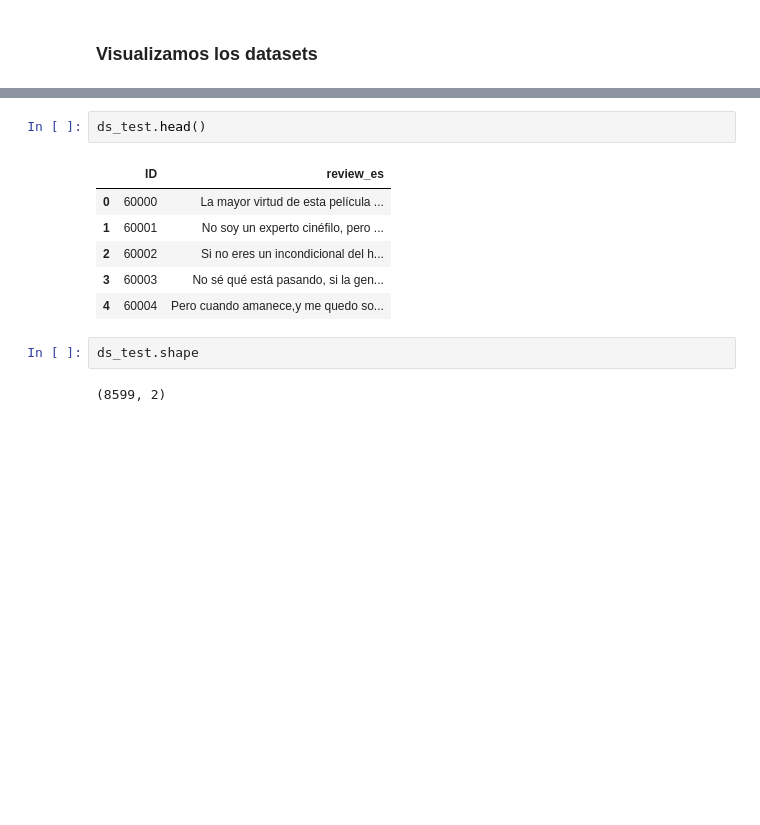
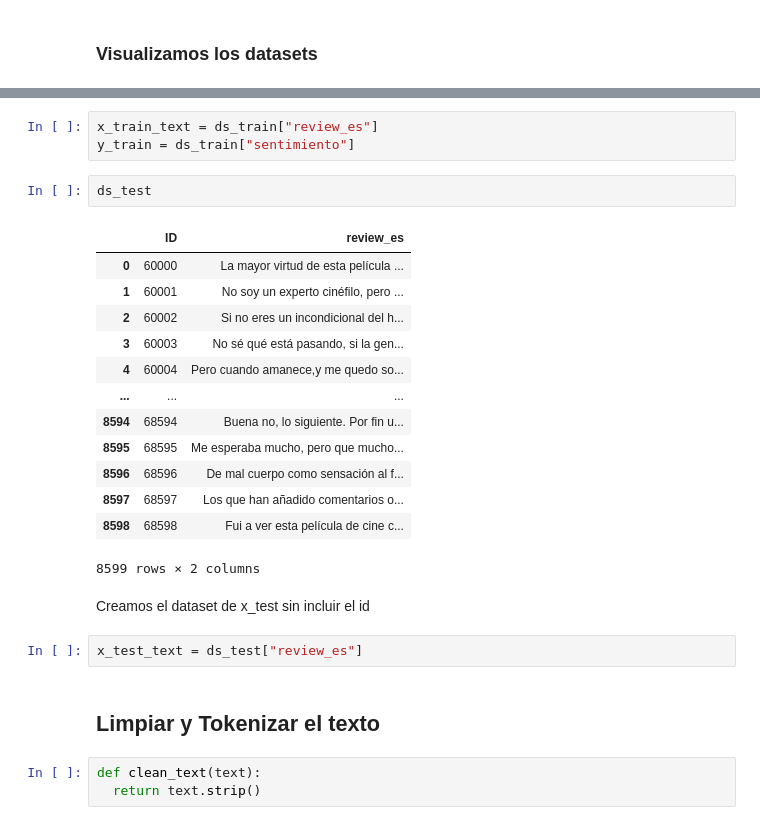
Before and after one commit to kikiymini/7506R-1C2024-GRUPO02, a Jupyter notebook: TP2/7506R_TP2_GRUPO2_CHP1_ENTREGA_N1.ipynb, the cells around one changed output, grey strips where cells are left out. Cells and saved outputs as stored; diff of their text form; blank space fills up the shorter version.

```diff
--- a/TP2/7506R_TP2_GRUPO2_CHP1_ENTREGA_N1.ipynb
+++ b/TP2/7506R_TP2_GRUPO2_CHP1_ENTREGA_N1.ipynb
@@ -61,13 +91,28 @@ ds_train.shape
+# %%
+x_train_text = ds_train["review_es"]
+y_train = ds_train["sentimiento"]
 # %%
-ds_test.head()
+ds_test
 # %% [output]
 |  | ID | review_es |
 | 0 | 60000 | La mayor virtud de esta película ... |
 | 1 | 60001 | No soy un experto cinéfilo, pero ... |
 | 2 | 60002 | Si no eres un incondicional del h... |
 | 3 | 60003 | No sé qué está pasando, si la gen... |
 | 4 | 60004 | Pero cuando amanece,y me quedo so... |
+| ... | ... | ... |
+| 8594 | 68594 | Buena no, lo siguiente. Por fin u... |
+| 8595 | 68595 | Me esperaba mucho, pero que mucho... |
+| 8596 | 68596 | De mal cuerpo como sensación al f... |
+| 8597 | 68597 | Los que han añadido comentarios o... |
+| 8598 | 68598 | Fui a ver esta película de cine c... |
+8599 rows × 2 columns
-# %%
-ds_test.shape
-# %% [output]
-(8599, 2)
+# %% [markdown]
+Creamos el dataset de x_test sin incluir el id
+# %%
+x_test_text = ds_test["review_es"]
+# %% [markdown]
+## Limpiar y Tokenizar el texto
+# %%
+def clean_text(text):
+  return text.strip()
```
Also changed, not shown: parts of 25 cells of this notebook.
